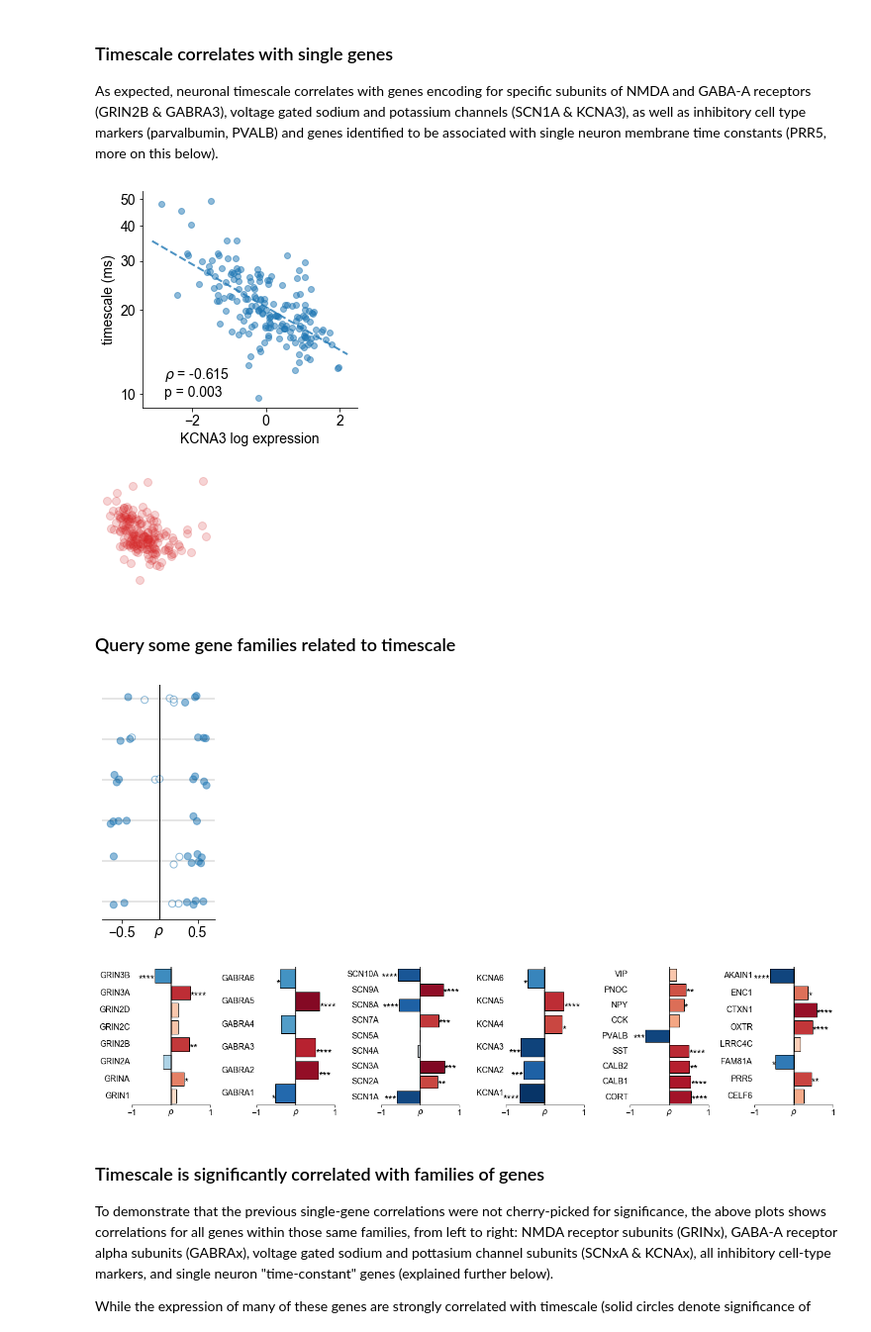
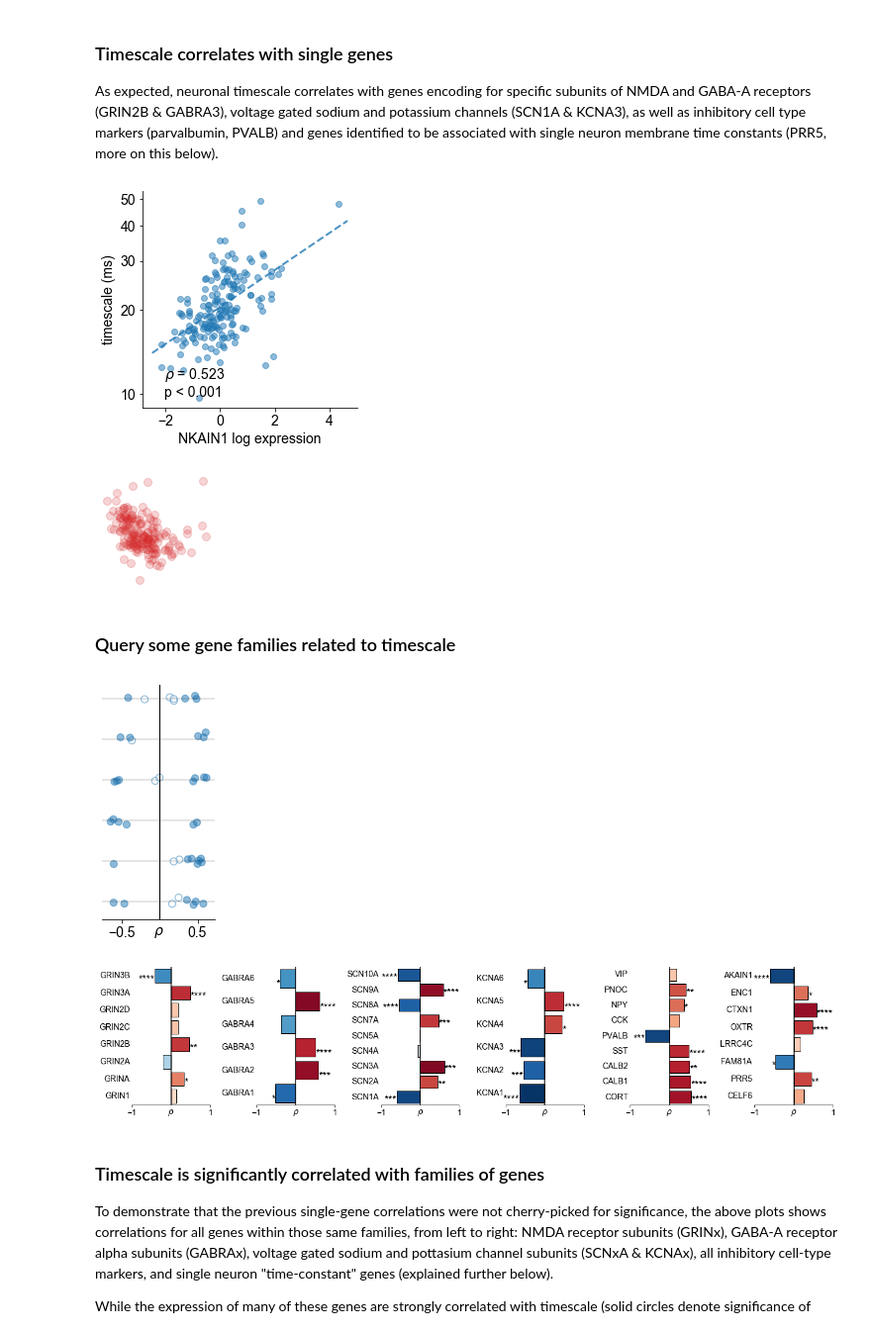
Before and after one commit to rdgao/field-echos, a Jupyter notebook: notebooks/3_viz_human_structural.ipynb, the cells around one changed output. Shown at 99% size. Saved outputs shown, nothing was run; the diff lists cells and outputs as text; code cells hidden in the pictures.

```diff
--- a/notebooks/3_viz_human_structural.ipynb
+++ b/notebooks/3_viz_human_structural.ipynb
@@ -487,35 +486,35 @@ As expected, neuronal timescale correlates with genes encoding for specific subu
 # %%
 # Don't mind these plots, they're just for making the paper figures...
 ###### code snippet just to make a bigger pretty scatterplot
 plt.figure(figsize=(4,4))
 
-query_gene = 'KCNA3'
+query_gene = 'NKAIN1'
 x = df_struct[query_gene]
 y = df_tau['logtau']
 rho, pv, pv_perm, rho_null = echo_utils.compute_perm_corr(x,df_tau['logtau'].values,msr_nulls)
 
 plt.plot(x, y, 'o', alpha=0.5);
 m,b,_,_,_ = linregress(x,y.values)
 XL= np.array(plt.xlim())
 plt.plot(XL,XL*m+b, '--', lw=2, color=C_ORD[0], alpha=0.8)
 plt.xlabel(query_gene+' log expression'); plt.ylabel('timescale (ms)');
 plt.yticks(np.log10(np.arange(10,60,10)), (np.arange(10, 60, 10)).astype(int));
 plt.tick_params('y', which='minor', left=False, labelleft=False)
 plt.annotate(echo_utils.sig_str(rho, pv_perm, form='text'), xy=(0.1,0.05), xycoords='axes fraction');
 plt.tight_layout(); despine()
 #plt.savefig(fig_path%('tau_gene_corr_'+query_gene), bbox_inches='tight')
 
 ###### tiny plot for schematic figure
 plt.figure(figsize=(2,2))
 
 x = df_struct['T1T2']
 y = df_tau['logtau']
 plt.plot(x, y, 'o', color=C_ORD[3], alpha=0.2, ms=8)
 plt.xticks([]);plt.yticks([]);
 plt.tight_layout(); despine(left=True, bottom=True)
 plt.savefig(fig_path%'tau_T1T2_tiny', bbox_inches='tight')
 # %% [output]
-[figure, old version]
+[figure, new version]
 [figure]
 # %% [markdown]
 ### Query some gene families related to timescale
@@ -573,7 +572,7 @@ despine(left=True);
 plt.tight_layout()
 plt.savefig(fig_path%'tau_gene_corr_fam_bars',  bbox_inches='tight')
 # %% [output]
-[figure, old version]
+[figure, new version]
 [figure]
 # %% [markdown]
 ### Timescale is significantly correlated with families of genes
```
Also changed, not shown: parts of 14 cells of this notebook, 29 other files.
